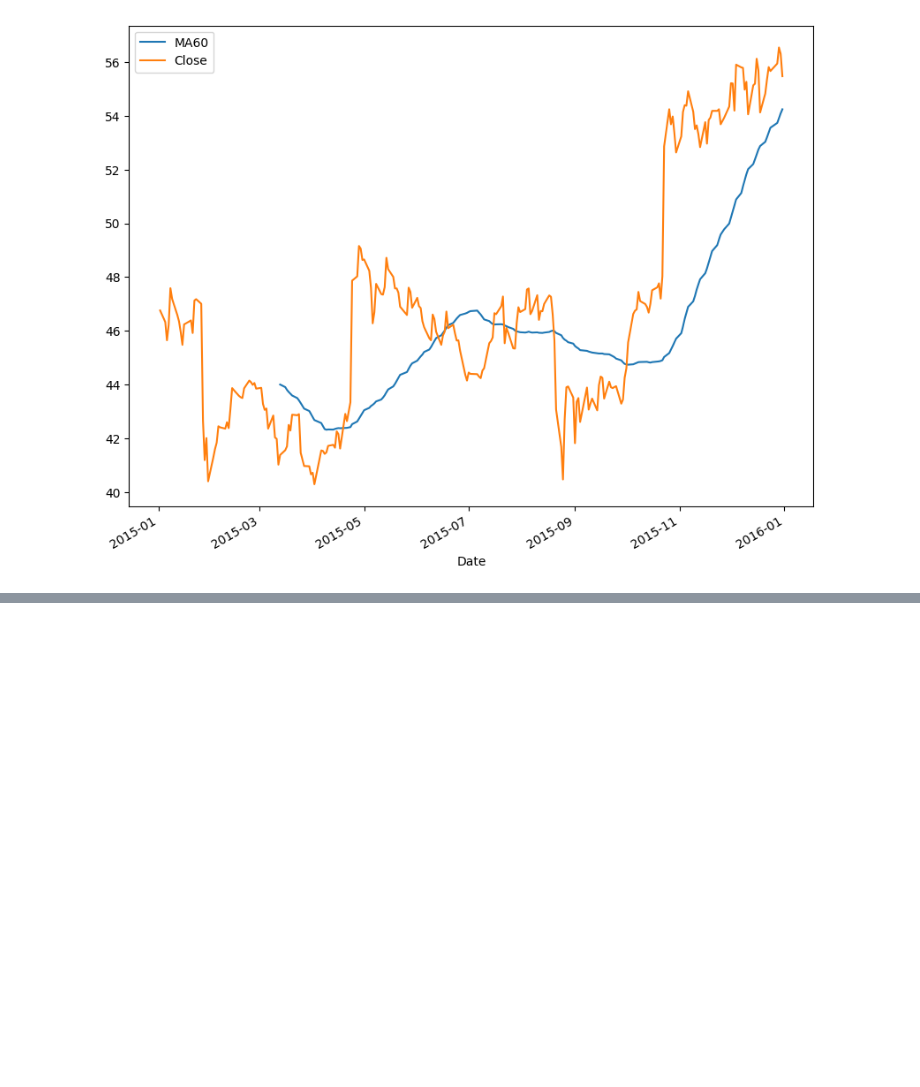
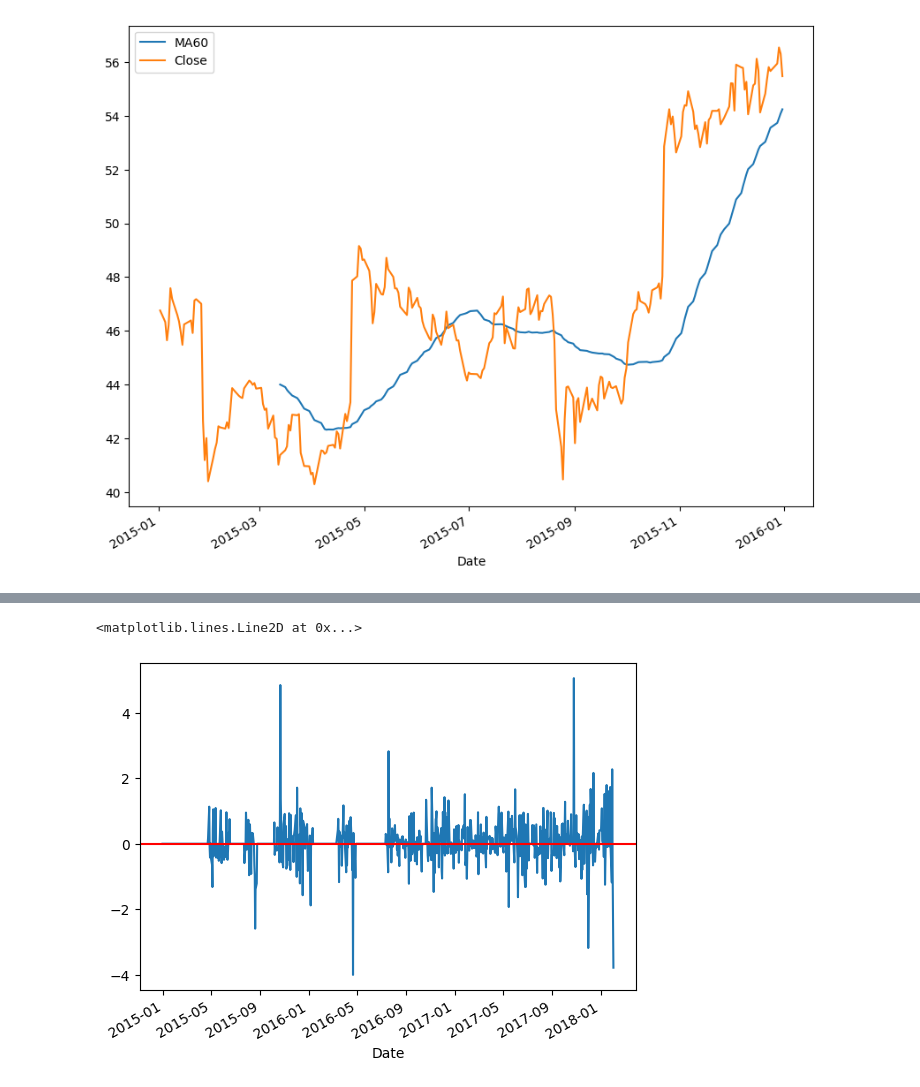
Before and after one commit to CheropS/Visualization-stock-prices, a Jupyter notebook: microsoft.ipynb, the cells around one changed output, grey strips where cells are left out. Saved outputs shown, nothing was run; the diff lists cells and outputs as text; code cells hidden in the pictures; blank space fills up the shorter version.

```diff
--- a/microsoft.ipynb
+++ b/microsoft.ipynb
@@ -163,0 +176,8 @@ plt.show()
+# %%
+#Long or not
+ms['Shares'] = [ 1 if ms.loc[ei, 'MA10'] > ms.loc[ei, 'MA50'] else 0
+                for ei in ms.index]
+# %%
+#Daily profit
+ms['Close1'] = ms['Close'].shift(-1)
+ms.iloc[500:505, :]
@@ -163,0 +192,11 @@ plt.show()
+# %%
+#Daily profit
+ms['Profit'] = [ms.loc[ei, 'Close1'] - ms.loc[ei, 'Close']
+                if ms.loc[ei, 'Shares'] == 1
+                else 0 for ei in ms.index]
+# %%
+ms['Profit'].plot()
+plt.axhline(y=0,color='red')
+# %% [output]
+<matplotlib.lines.Line2D at 0x...>
+[figure, added]
```
Also changed, not shown: parts of 3 cells of this notebook.
